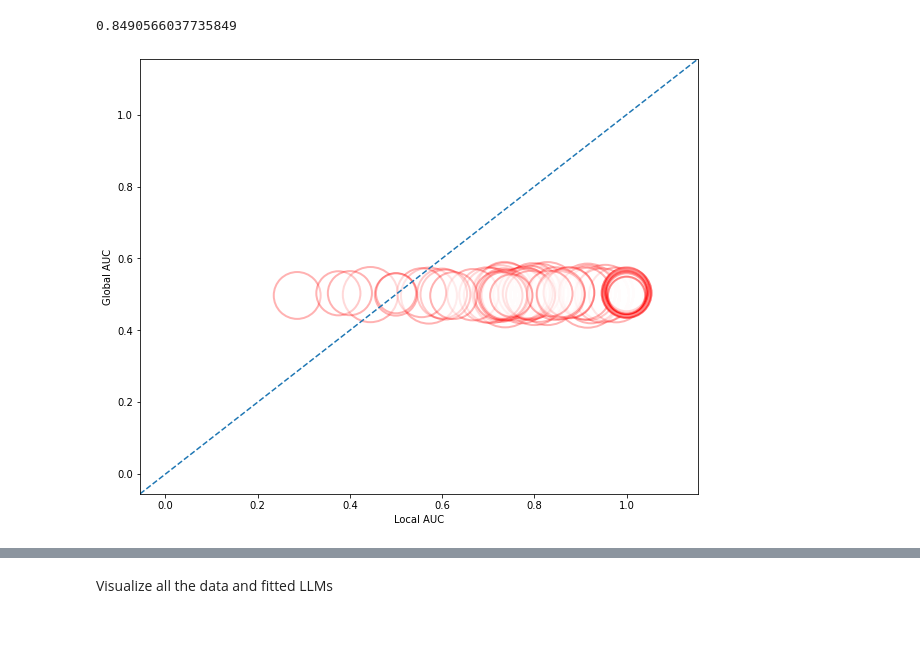
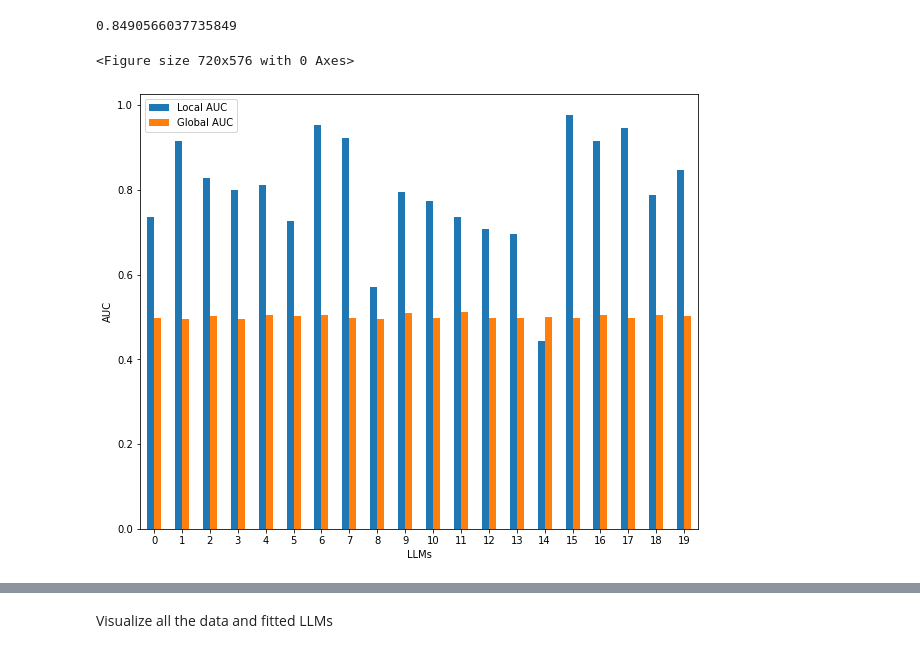
Before and after one commit to SelfExplainML/Aletheia, a Jupyter notebook: examples/CoCircles.ipynb, the cells around one changed output, grey strips where cells are left out. Saved outputs shown, nothing was run; the diff lists cells and outputs as text; code cells hidden in the pictures.

```diff
--- a/examples/CoCircles.ipynb
+++ b/examples/CoCircles.ipynb
@@ -66,9 +66,10 @@ len(np.where(clf.ystd_llms == 0)[0]) / clf.nllms
 # %% [output]
 0.8490566037735849
 # %%
-clf.diagperf_bubble(nllms=100, figsize=(10, 8))
+clf.diagperf_bar(nllms=20, figsize=(10, 8))
 # %% [output]
+<Figure size 720x576 with 0 Axes>
-[figure, old version]
+[figure, new version]
 # %%
 restable = clf.evaluate(test_x, test_y, vis=True, nllms=10)
 restable.head(10)
```
Also changed, not shown: parts of 7 cells of this notebook, 4 other files.
